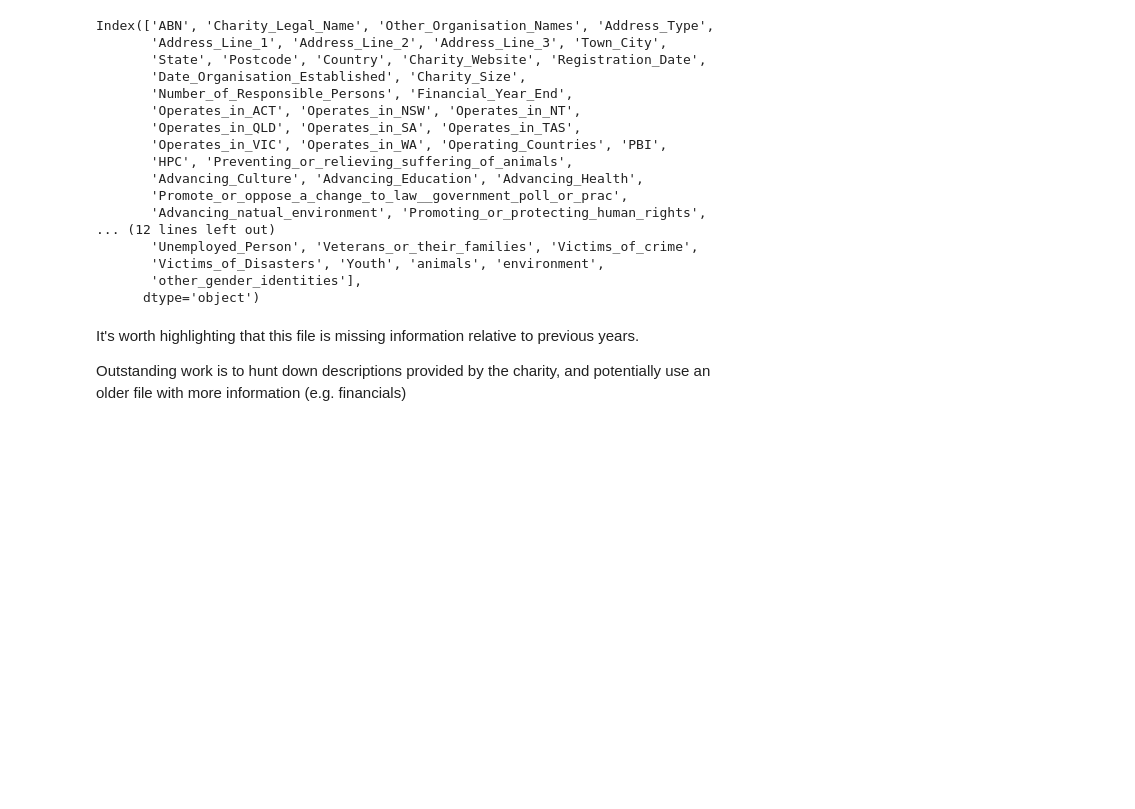
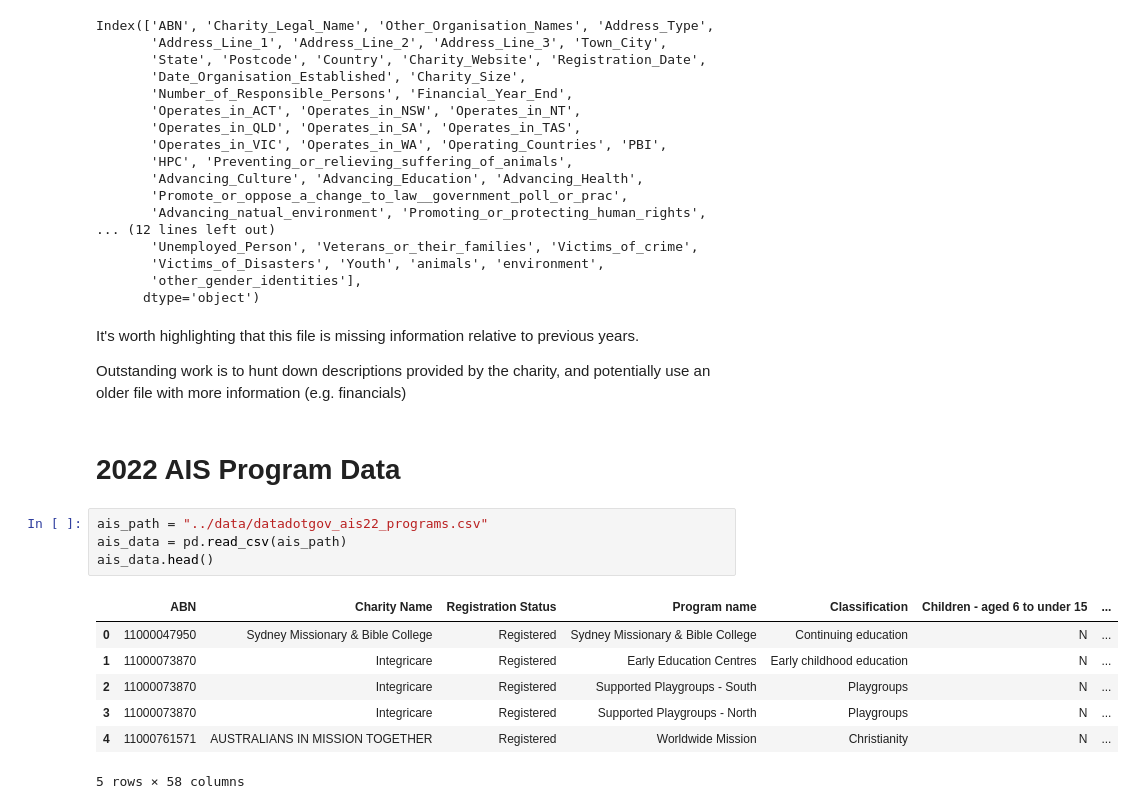
Before and after one commit to GeoffPidcock/buildmas24, a Jupyter notebook: notebooks/eda.ipynb, the cells around one changed output. Drawn from its saved outputs; the diff is of its cells as text; blank space fills up the shorter version.

```diff
--- a/notebooks/eda.ipynb
+++ b/notebooks/eda.ipynb
@@ -62,3 +63,17 @@ Index(['ABN', 'Charity_Legal_Name', 'Other_Organisation_Names', 'Address_Type',
 It's worth highlighting that this file is missing information relative to previous years.
 
 Outstanding work is to hunt down descriptions provided by the charity, and potentially use an older file with more information (e.g. financials)
+# %% [markdown]
+# 2022 AIS Program Data
+# %%
+ais_path = "../data/datadotgov_ais22_programs.csv"
+ais_data = pd.read_csv(ais_path)
+ais_data.head()
+# %% [output]
+|  | ABN | Charity Name | Registration Status | Program name | Classification | Children - aged 6 to under 15 | ... |
+| 0 | 11000047950 | Sydney Missionary & Bible College | Registered | Sydney Missionary & Bible College | Continuing education | N | ... |
+| 1 | 11000073870 | Integricare | Registered | Early Education Centres | Early childhood education | N | ... |
+| 2 | 11000073870 | Integricare | Registered | Supported Playgroups - South | Playgroups | N | ... |
+| 3 | 11000073870 | Integricare | Registered | Supported Playgroups - North | Playgroups | N | ... |
+| 4 | 11000761571 | AUSTRALIANS IN MISSION TOGETHER | Registered | Worldwide Mission | Christianity | N | ... |
+5 rows × 58 columns
```
Also changed, not shown: parts of 15 cells of this notebook, 4 other files.
